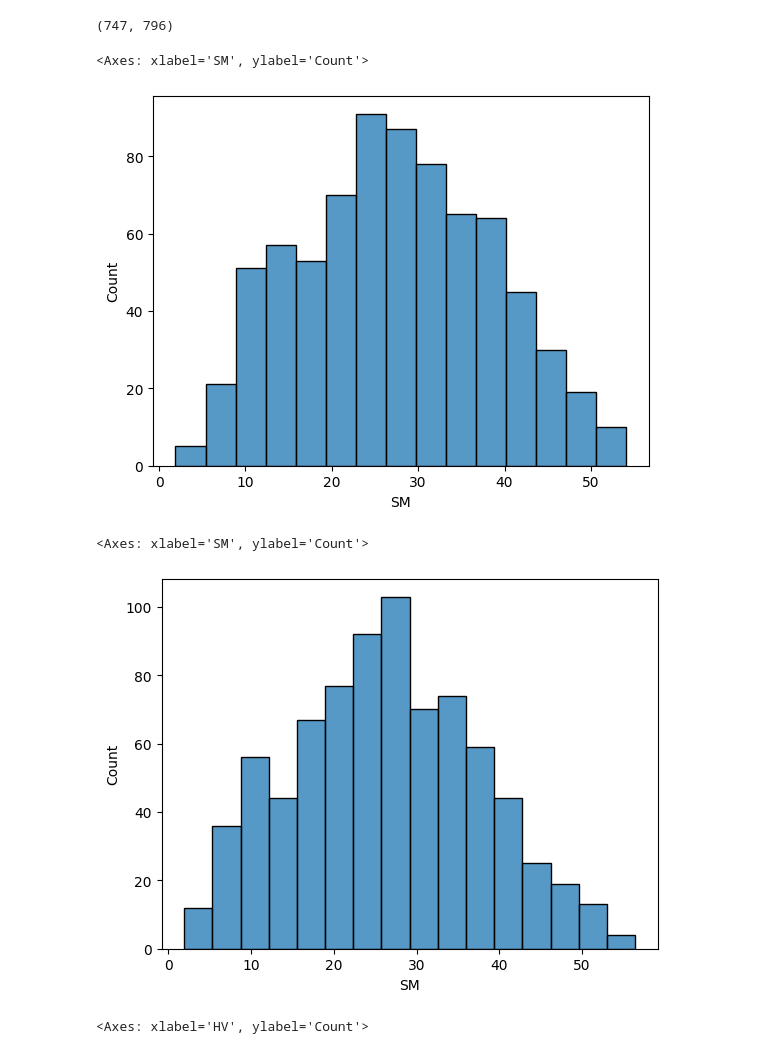
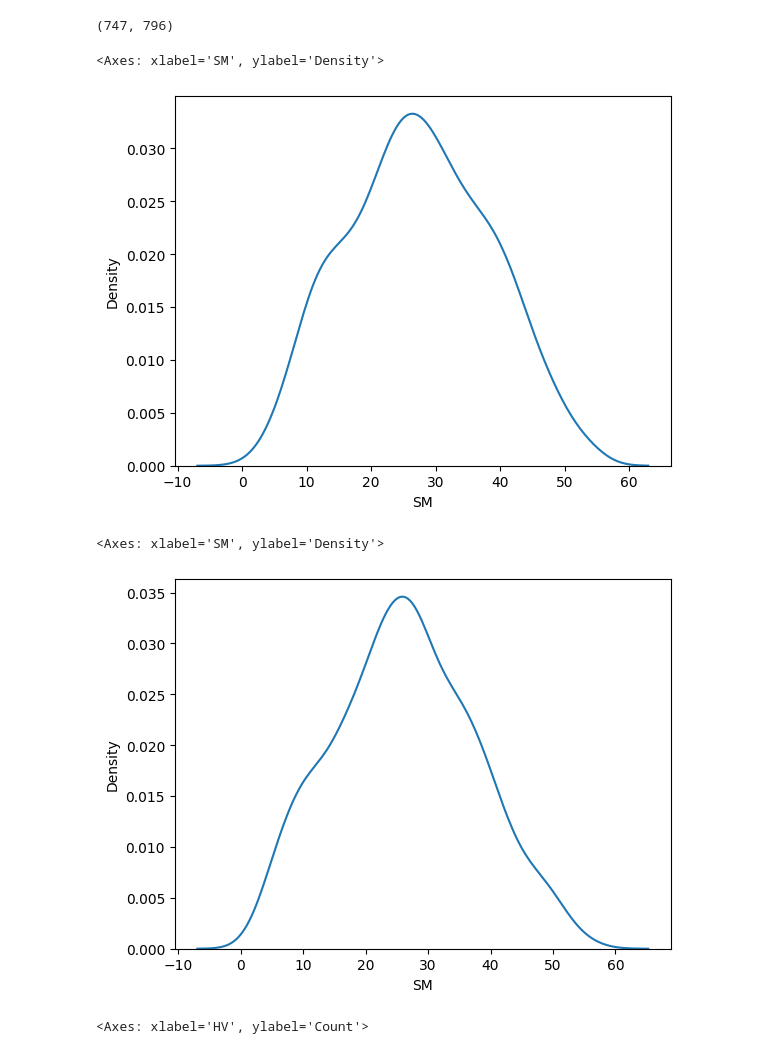
Before and after one commit to kshipra-jadav/major-2-experiments, a Jupyter notebook: code/results_vis.ipynb, the cells around one changed output. Saved outputs shown, nothing was run; the diff lists cells and outputs as text; code cells hidden in the pictures.

```diff
--- a/code/results_vis.ipynb
+++ b/code/results_vis.ipynb
@@ -192,15 +192,15 @@ len(eos), len(sentinel)
 # %% [output]
 (747, 796)
 # %%
-sns.histplot(eos[eos['SM'] < 150], x='SM', stat='count')
+sns.kdeplot(eos[eos['SM'] < 150], x='SM')
 # %% [output]
-<Axes: xlabel='SM', ylabel='Count'>
+<Axes: xlabel='SM', ylabel='Density'>
-[figure, old version]
+[figure, new version]
 # %%
-sns.histplot(sentinel[sentinel['SM'] < 150], x='SM')
+sns.kdeplot(sentinel[sentinel['SM'] < 150], x='SM')
 # %% [output]
-<Axes: xlabel='SM', ylabel='Count'>
+<Axes: xlabel='SM', ylabel='Density'>
-[figure, old version]
+[figure, new version]
 # %%
 plt.figure(figsize=(16, 5))
 plt.subplot(1, 2, 1)
```
Also changed, not shown: parts of 2 cells of this notebook, 11 other files.
